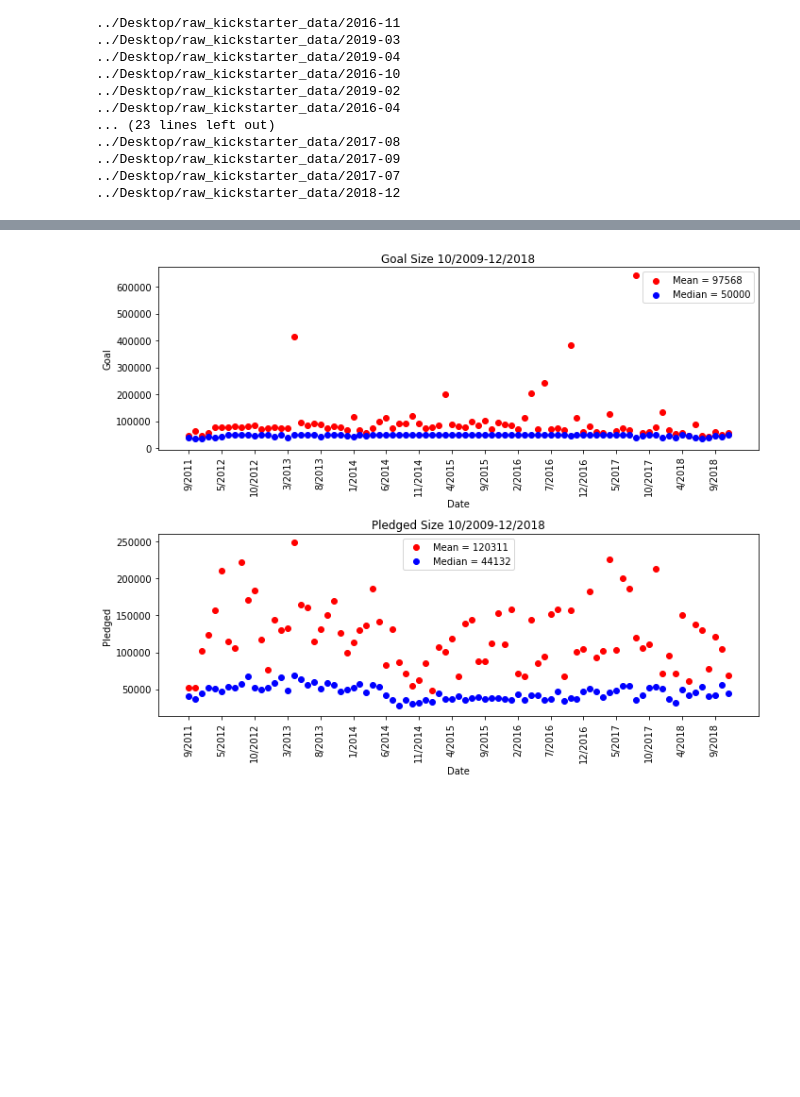
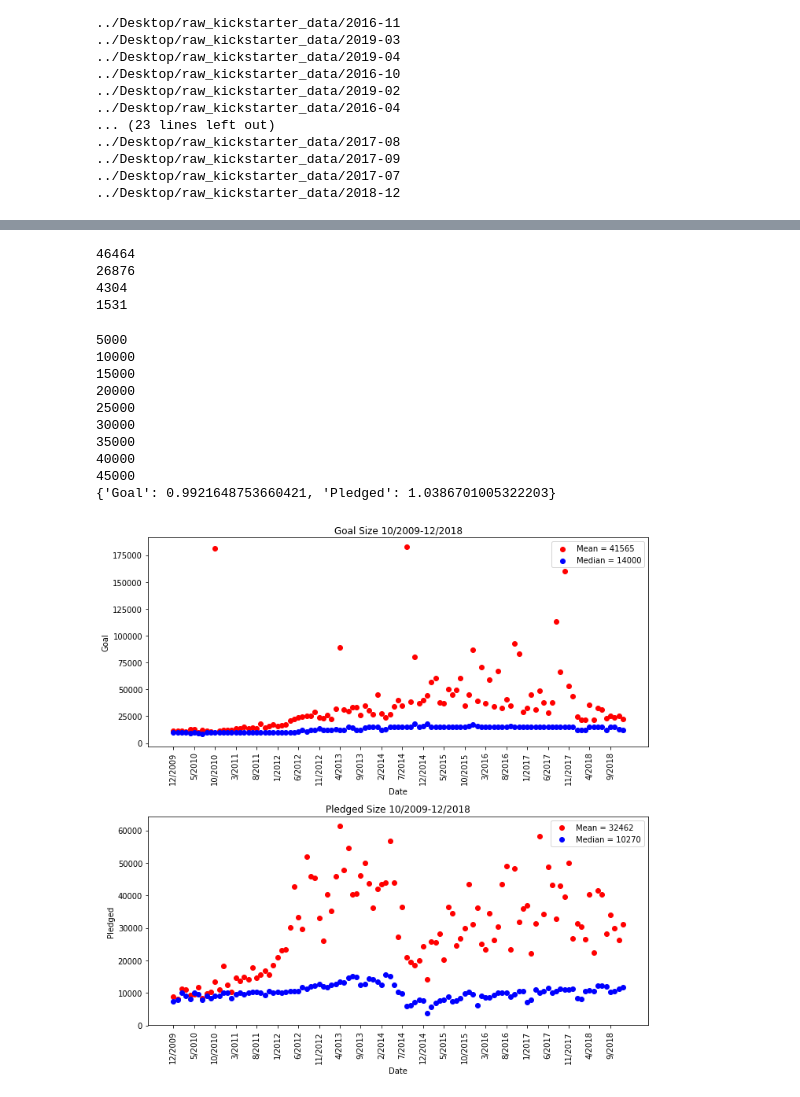
Before and after one commit to sarinaliu88/Cleaning-Kickstarter, a Jupyter notebook: clean_kickstarter_data_size_monthly.ipynb, the cells around one changed output, grey strips where cells are left out. Saved outputs shown, nothing was run; the diff lists cells and outputs as text; code cells hidden in the pictures; blank space fills up the shorter version.

```diff
--- a/clean_kickstarter_data_size_monthly.ipynb
+++ b/clean_kickstarter_data_size_monthly.ipynb
@@ -116,13 +116,17 @@ df1 = df1[['creator_id','id','name','created_at','deadline','category_id','categ
 df1['created_at'] = pd.to_datetime(df1['created_at'],unit='s')
 df1['deadline'] = pd.to_datetime(df1['deadline'],unit='s')
 
+zero_pledged = len(df1.loc[df1['usd_pledged'] == 0])
+min_goal = min(list(df1['goal']))
+
 # only keep US companies that were not cancelled
 df1 = df1.loc[(df1['country'] == 'US') & (df1['state'].isin(['successful','failed'])) &
-                  (df1['goal'] > 25000) & (df1['usd_pledged'] > 2500)]
+                  (df1['goal'] > 5000) & (df1['usd_pledged'] > 100)]
 df1_success = df1.loc[(df1['country'] == 'US') & (df1['state'] == 'successful') &
-                      (df1['goal'] > 25000) & (df1['usd_pledged'] > 2500)]
+                      (df1['goal'] > 5000) & (df1['usd_pledged'] > 100)]
 df1_fail = df1.loc[(df1['country'] == 'US') & (df1['state'] == 'failed') &
-                       (df1['goal'] > 25000)& (df1['usd_pledged'] > 2500)]
+                       (df1['goal'] > 5000)& (df1['usd_pledged'] > 100)]
+
 df1.drop(['country'], inplace = True, axis = 1)
 df1_success.drop(['country'], inplace = True, axis = 1)
 df1_fail.drop(['country'], inplace = True, axis = 1)
@@ -199,12 +324,33 @@ plt.savefig(path3 + '/Monthy_project_number_vs_success.png')
+# %%
+# GOAL
+
+df5_5000 = df1.copy()
+df5_10000 = df5_5000.loc[df5_5000['goal'] > 10000]
+df5_50000 = df5_5000.loc[df5_5000['goal'] > 50000]
+df5_100000 = df5_5000.loc[df5_5000['goal'] > 100000]
+
+print(len(df5_5000))
+print(len(df5_10000))
+print(len(df5_50000))
+print(len(df5_100000))
+# %% [output]
+46464
+26876
+4304
+1531
 # %%
 df4 = df1.copy()
 df4['Month/Year'] = df4['deadline'].apply(lambda x: "%d/%d" % (x.month, x.year))
 
 # dictionary of month/Year as key and goal size as value
 new_dict = dict()
+count = 0
 for i in df4['Month/Year']:
     temp = df4.loc[df4['Month/Year'] == i]
     new_dict[i] = temp['goal']
+    count += 1
+    if count % 5000 == 0:
+        print(count)
 
 avg_dict = {} # average goal size
 median_dict = {} # median goal size
@@ -219,7 +365,8 @@ ordered_df4_2 = sorted(median_dict.items(), key = lambda x:datetime.strptime(x[0
 
 # PLOT GOAL SIZE
 
-fig = plt.figure(figsize=(10, 8))
+perc_diff = {}
+fig = plt.figure(figsize=(10, 10))
 
 plt.subplot(2, 1, 1)
 plt.scatter(*zip(*ordered_df4_1), color = 'red')
@@ -228,10 +375,13 @@ locs, labs = plt.xticks()
 plt.xticks(locs[0::5], rotation = 'vertical')
 plt.xlabel('Date')
 plt.ylabel('Goal')
-plt.legend(['Mean = ' + str(round(sum(df4['goal']) / len(df4['goal']))),
-            'Median = ' + str(round(statistics.median(df4['goal'])))])
+mean1 = sum(df4['goal']) / len(df4['goal'])
+med1 = statistics.median(df4['goal'])
+plt.legend(['Mean = ' + str(round(mean1)),
+            'Median = ' + str(round(med1))])
 plt.title('Goal Size 10/2009-12/2018')
 
+perc_diff['Goal'] = (mean1 - med1) / ((mean1 + med1) / 2)
 
 # PLOT PLEDGED SIZE
 
@@ -242,32 +392,48 @@ df5['Month/Year'] = df5['deadline'].apply(lambda x: "%d/%d" % (x.month, x.year))
 new_dict1 = dict()
 for i in df5['Month/Year']:
     temp = df5.loc[df5['Month/Year'] == i]
     new_dict1[i] = temp['usd_pledged']
 
 avg_dict1 = {}
 median_dict1 = {}
 for k,v in new_dict1.items():
     avg = sum(v)/ len(v)
     if len(v) > 25:
         avg_dict1[k] = sum(v)/ len(v)
         median_dict1[k] = statistics.median(v)
 
 ordered_df5_1 = sorted(avg_dict1.items(), key = lambda x:datetime.strptime(x[0], '%m/%Y'), reverse=False)
 ordered_df5_2 = sorted(median_dict1.items(), key = lambda x:datetime.strptime(x[0], '%m/%Y'), reverse=False)
 
 plt.subplot(2, 1, 2)
 plt.scatter(*zip(*ordered_df5_1), color = 'red')
 plt.scatter(*zip(*ordered_df5_2), color = 'blue')
 locs, labs = plt.xticks()
 plt.xticks(locs[0::5], rotation = 'vertical')
 plt.xlabel('Date')
 plt.ylabel('Pledged')
+mean2 = sum(df5['usd_pledged']) / len(df5['usd_pledged'])
+med2 = statistics.median(df5['usd_pledged'])
 plt.legend(['Mean = ' + str(round(sum(df5['usd_pledged']) / len(df5['usd_pledged']))),
-            'Median = ' + str(round(statistics.median(df5['usd_pledged'])))])
+            'Median = ' + str(round(med2))])
 plt.title('Pledged Size 10/2009-12/2018')
+
+perc_diff['Pledged'] = (mean2 - med2) / ((mean2 + med2) / 2)
 
 plt.tight_layout()
 
 plt.savefig(path3 + 'Monthy_goal_size_vs_pledged_size.png')
+
+print(perc_diff)
 # %% [output]
+5000
+10000
+15000
+20000
+25000
+30000
+35000
+40000
+45000
+{'Goal': 0.9921648753660421, 'Pledged': 1.0386701005322203}
-[figure, old version]
+[figure, new version]
```
Also changed, not shown: parts of 22 cells of this notebook, 3 other files.
